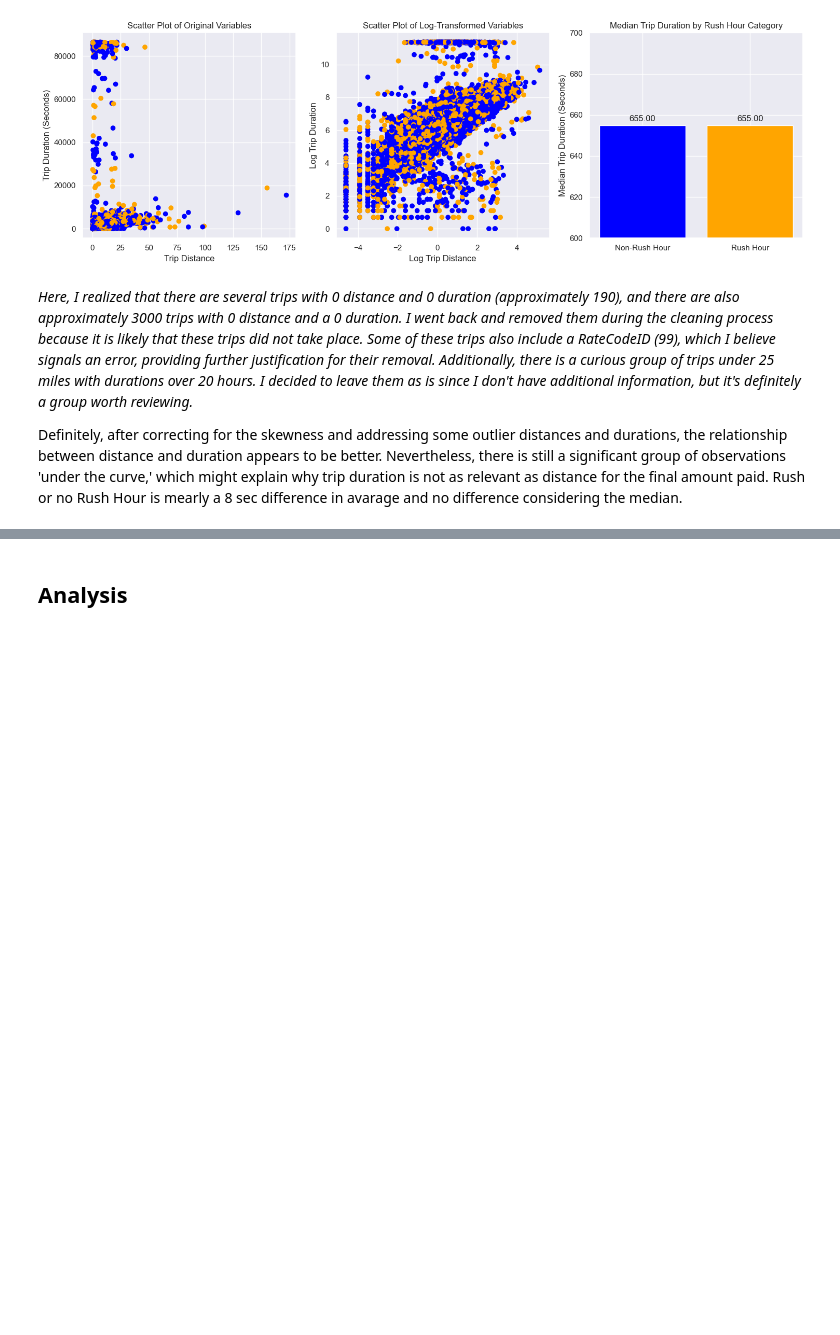
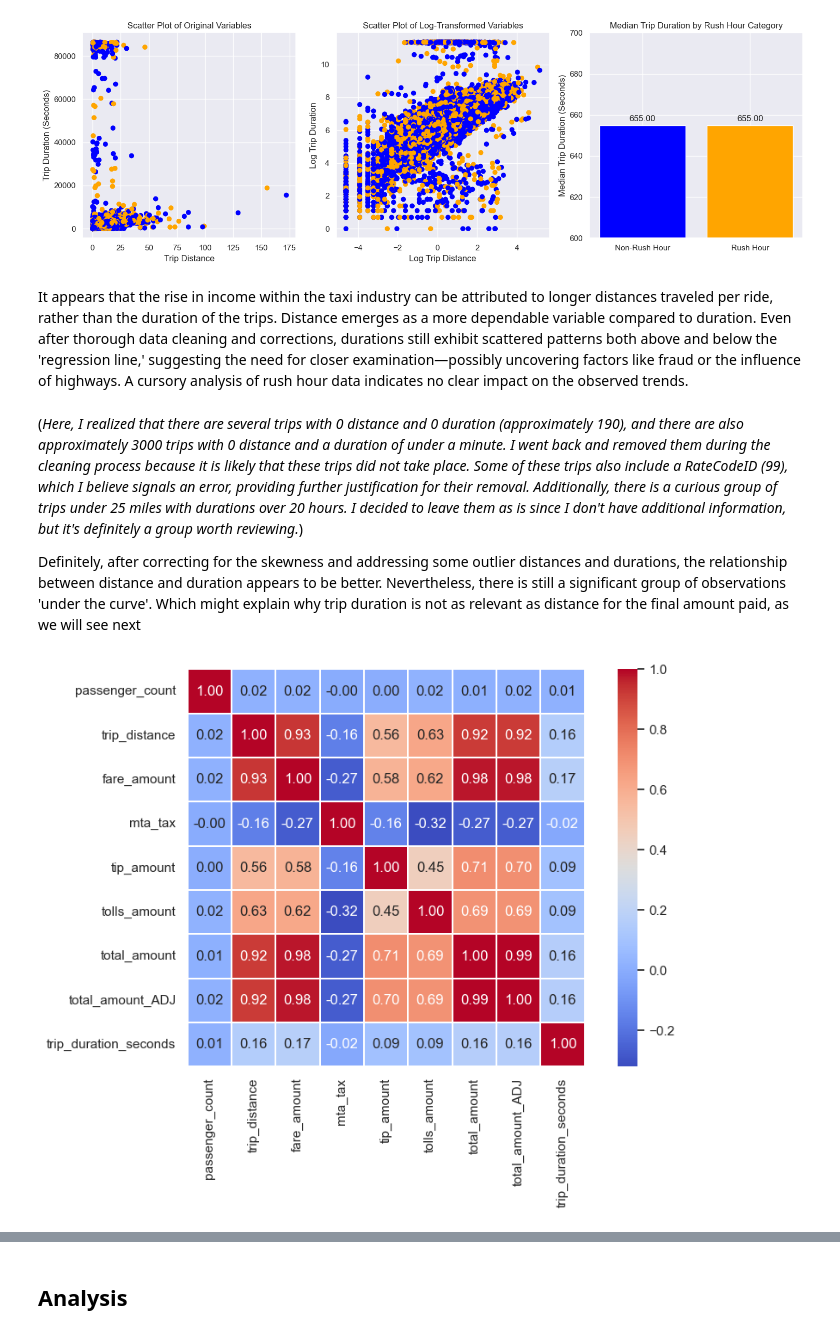
Before and after one commit to BenjaminDupre/taxi_data_task, a Jupyter notebook: taxi_data.ipynb, the cells around one changed output, grey strips where cells are left out. Drawn from its saved outputs; the diff is of its cells as text; code cells hidden in the pictures; blank space fills up the shorter version.

```diff
--- a/taxi_data.ipynb
+++ b/taxi_data.ipynb
@@ -515,7 +493,24 @@ Try using .loc[row_indexer,col_indexer] = value instead
 See the caveats in the documentation: https://pandas.pydata.org/pandas-docs/stable/user_guide/indexing.html#returning-a-view-versus-a-copy
   subset_df['log_trip_duration'] = np.log(subset_df['trip_duration_seconds'])
 [figure]
+# %% [markdown]
+It appears that the rise in income within the taxi industry can be attributed to longer distances traveled per ride, rather than the duration of the trips. Distance emerges as a more dependable variable compared to duration. Even after thorough data cleaning and corrections, durations still exhibit scattered patterns both above and below the 'regression line,' suggesting the need for closer examination—possibly uncovering factors like fraud or the influence of highways. A cursory analysis of rush hour data indicates no clear impact on the observed trends.
 # %% [markdown]
-*Here, I realized that there are several trips with 0 distance and 0 duration (approximately 190), and there are also approximately 3000 trips with 0 distance and a  0 duration. I went back and removed them during the cleaning process because it is likely that these trips did not take place. Some of these trips also include a RateCodeID (99), which I believe signals an error, providing further justification for their removal. Additionally, there is a curious group of trips under 25 miles with durations over 20 hours. I decided to leave them as is since I don't have additional information, but it's definitely a group worth reviewing.*
+(*Here, I realized that there are several trips with 0 distance and 0 duration (approximately 190), and there are also approximately 3000 trips with 0 distance and a duration of under a minute. I went back and removed them during the cleaning process because it is likely that these trips did not take place. Some of these trips also include a RateCodeID (99), which I believe signals an error, providing further justification for their removal. Additionally, there is a curious group of trips under 25 miles with durations over 20 hours. I decided to leave them as is since I don't have additional information, but it's definitely a group worth reviewing.*)
 
-Definitely, after correcting for the skewness and addressing some outlier distances and durations, the relationship between distance and duration appears to be better. Nevertheless, there is still a significant group of observations 'under the curve,' which might explain why trip duration is not as relevant as distance for the final amount paid. Rush or no Rush Hour is mearly a 8 sec difference in avarage and no difference considering the median.
+Definitely, after correcting for the skewness and addressing some outlier distances and durations, the relationship between distance and duration appears to be better. Nevertheless, there is still a significant group of observations 'under the curve'. Which might explain why trip duration is not as relevant as distance for the final amount paid, as we will see next
+# %%
+# Checking correlation between variables.
+
+numeric_df = df_ny[['passenger_count','trip_distance', 'fare_amount','mta_tax',
+       'tip_amount', 'tolls_amount', 'total_amount', 'total_amount_ADJ','trip_duration_seconds']]
+
+fig = plt.figure(figsize=(10, 6))
+sns.set(font_scale=1)
+sns.heatmap(numeric_df.corr(), cbar=True, annot=True, square=True,\
+                 fmt='.2f',
+                 annot_kws={'size': 12}, yticklabels=numeric_df.columns,\
+                 xticklabels=numeric_df.columns, cmap = 'coolwarm',lw = .1)
+plt.show()
+# %% [output]
+[figure, added]
```
Also changed, not shown: parts of 18 cells of this notebook.
